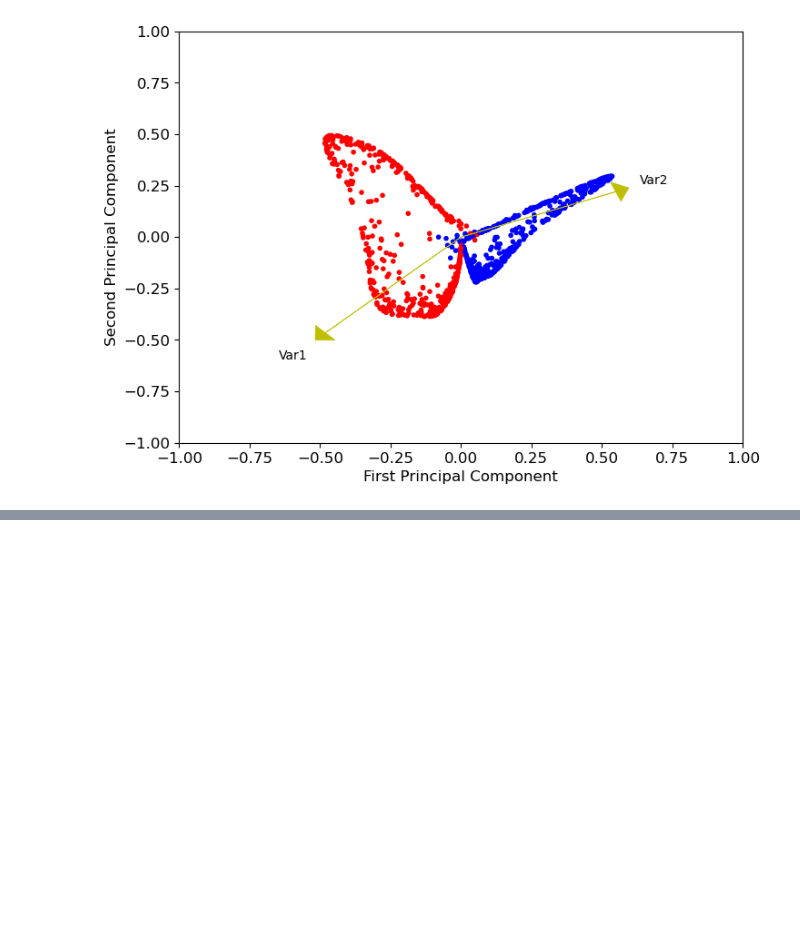
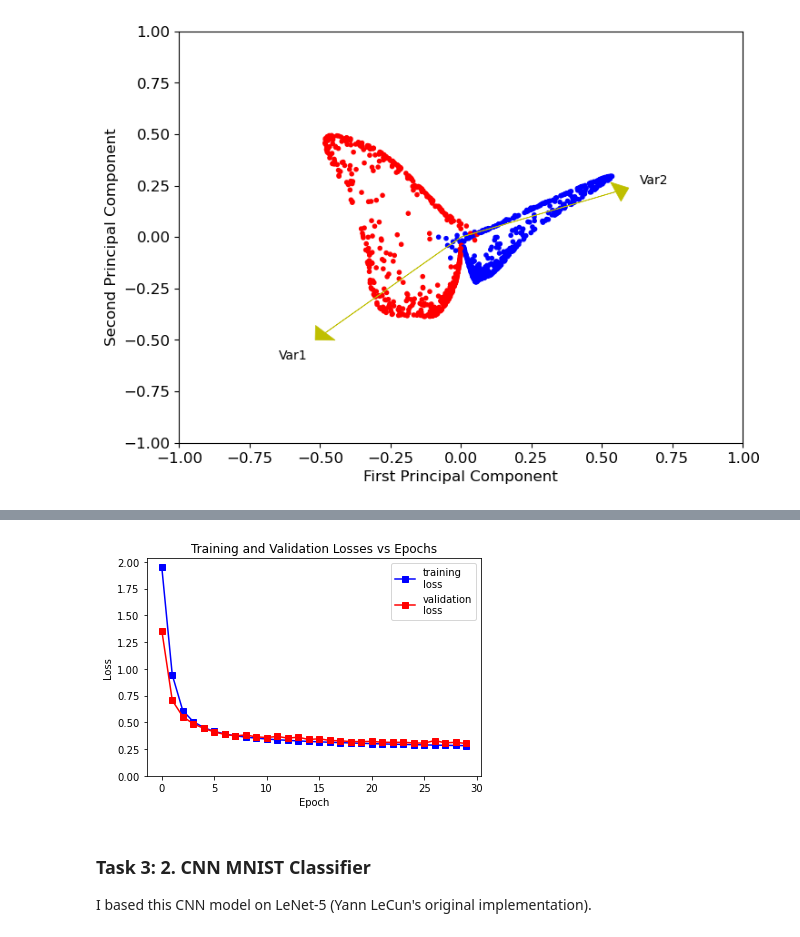
Before and after one commit to ManuelSerna/ml-notes, a Jupyter notebook: classification/project5/Miniproject5.ipynb, the cells around one changed output, grey strips where cells are left out. Drawn from its saved outputs; the diff is of its cells as text; code cells hidden in the pictures; blank space fills up the shorter version.

```diff
--- a/classification/project5/Miniproject5.ipynb
+++ b/classification/project5/Miniproject5.ipynb
@@ -295,0 +452,7 @@ Note: The links provided here are jsut some examples, there are millions tutoria
+# %%
+pl.plot_losses(mlp_history)
+# %% [output]
+[figure, added]
+# %% [markdown]
+### Task 3: 2. CNN MNIST Classifier
+I based this CNN model on LeNet-5 (Yann LeCun's original implementation).
```
Also changed, not shown: parts of 32 cells of this notebook, 6 other files.
